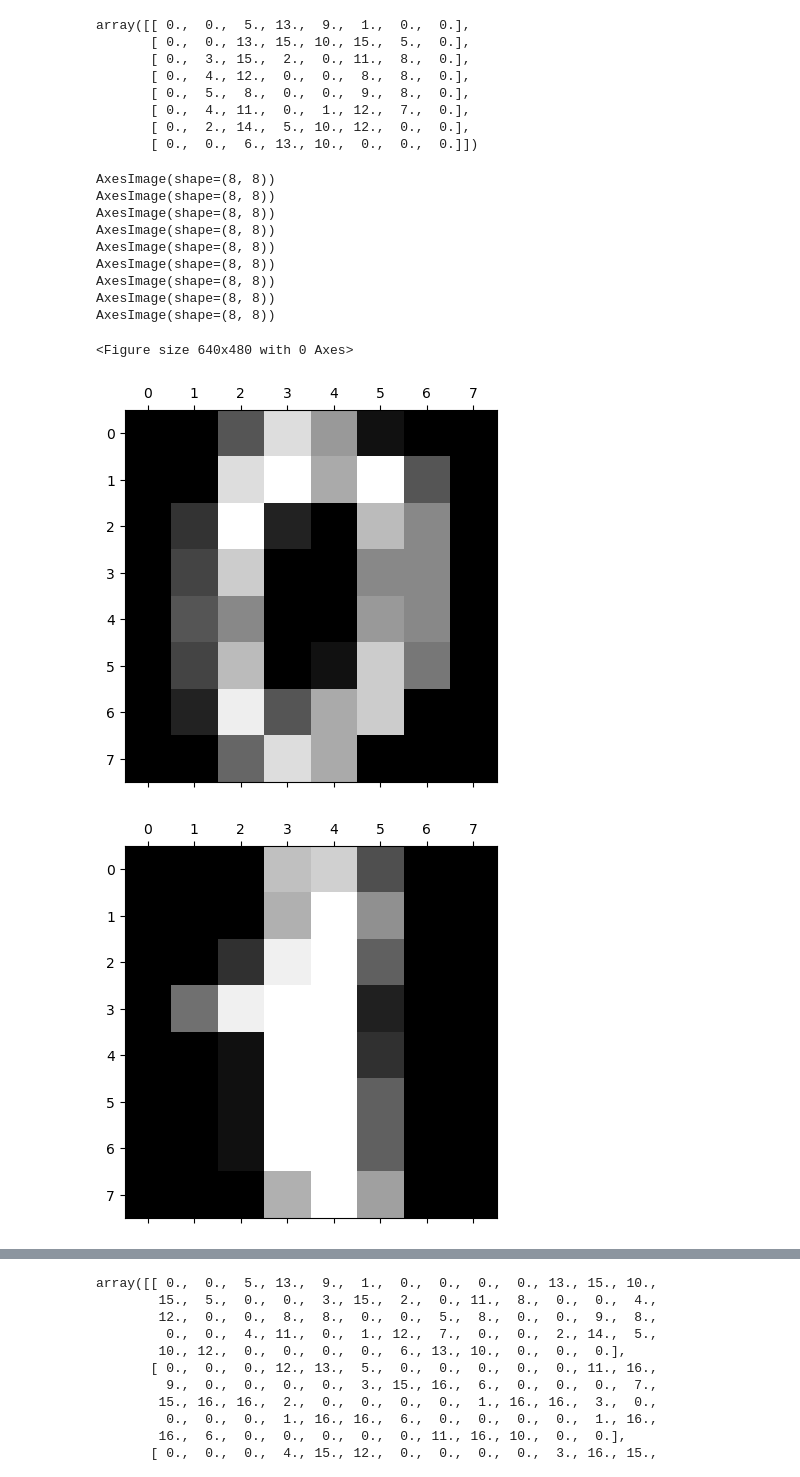
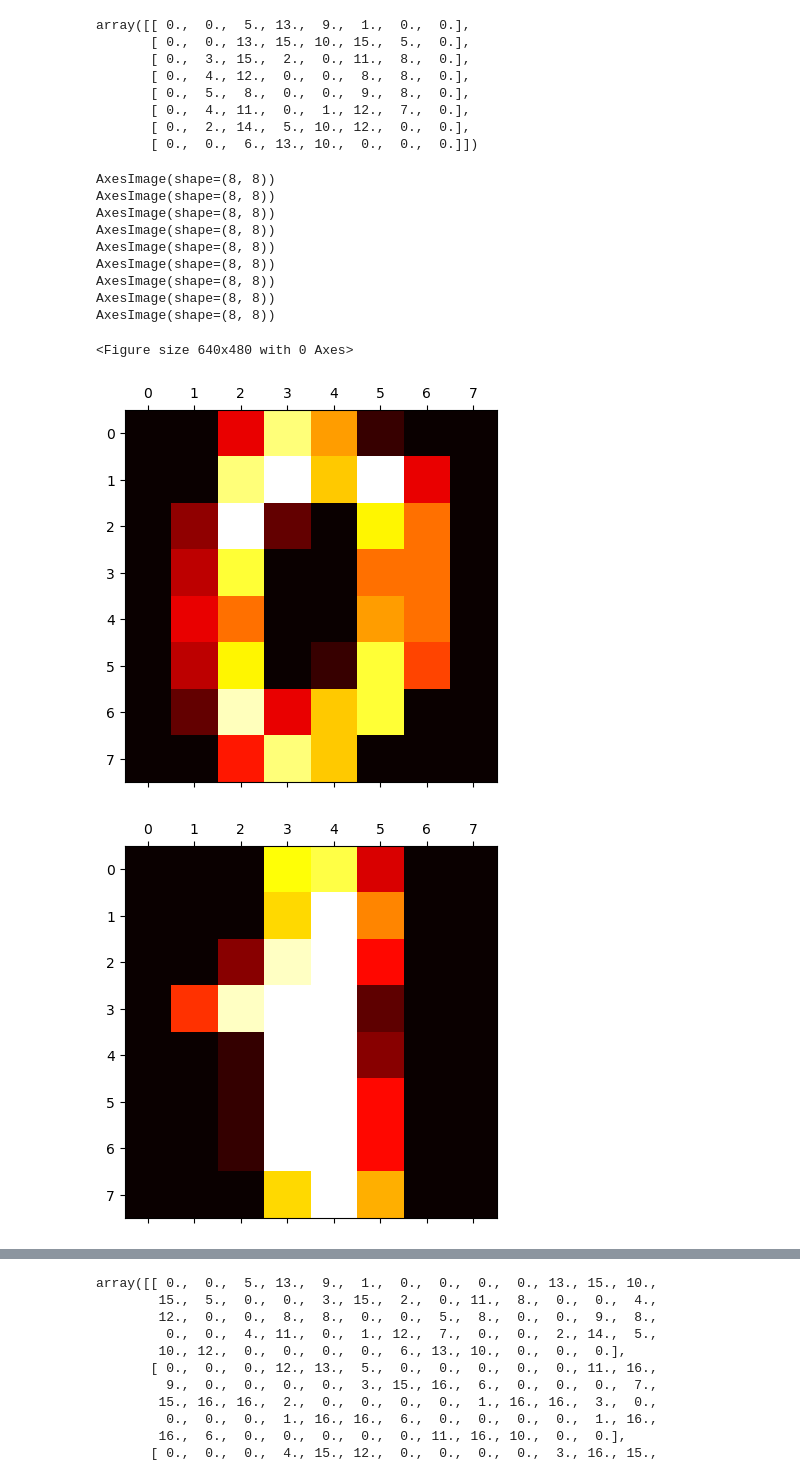
Before and after one commit to rolansy/jupythe, a Jupyter notebook: Logistic Regression Multiclass/Digits DataSet.ipynb, the cells around one changed output, grey strips where cells are left out. Drawn from its saved outputs; the diff is of its cells as text; code cells hidden in the pictures.

```diff
--- a/Logistic Regression Multiclass/Digits DataSet.ipynb
+++ b/Logistic Regression Multiclass/Digits DataSet.ipynb
@@ -28,19 +28,19 @@ array([[ 0.,  0.,  5., 13.,  9.,  1.,  0.,  0.],
        [ 0.,  2., 14.,  5., 10., 12.,  0.,  0.],
        [ 0.,  0.,  6., 13., 10.,  0.,  0.,  0.]])
 # %%
-plt.gray()
+plt.hot()
 for i in range(9):
     print(plt.matshow(digits.images[i]))
 # %% [output]
 AxesImage(shape=(8, 8))
 AxesImage(shape=(8, 8))
 AxesImage(shape=(8, 8))
 AxesImage(shape=(8, 8))
 AxesImage(shape=(8, 8))
 AxesImage(shape=(8, 8))
 AxesImage(shape=(8, 8))
 AxesImage(shape=(8, 8))
 AxesImage(shape=(8, 8))
 <Figure size 640x480 with 0 Axes>
-[figure, old version]
+[figure, new version]
-[figure, old version]
+[figure, new version]
```
Also changed, not shown: parts of 1 cell of this notebook.
